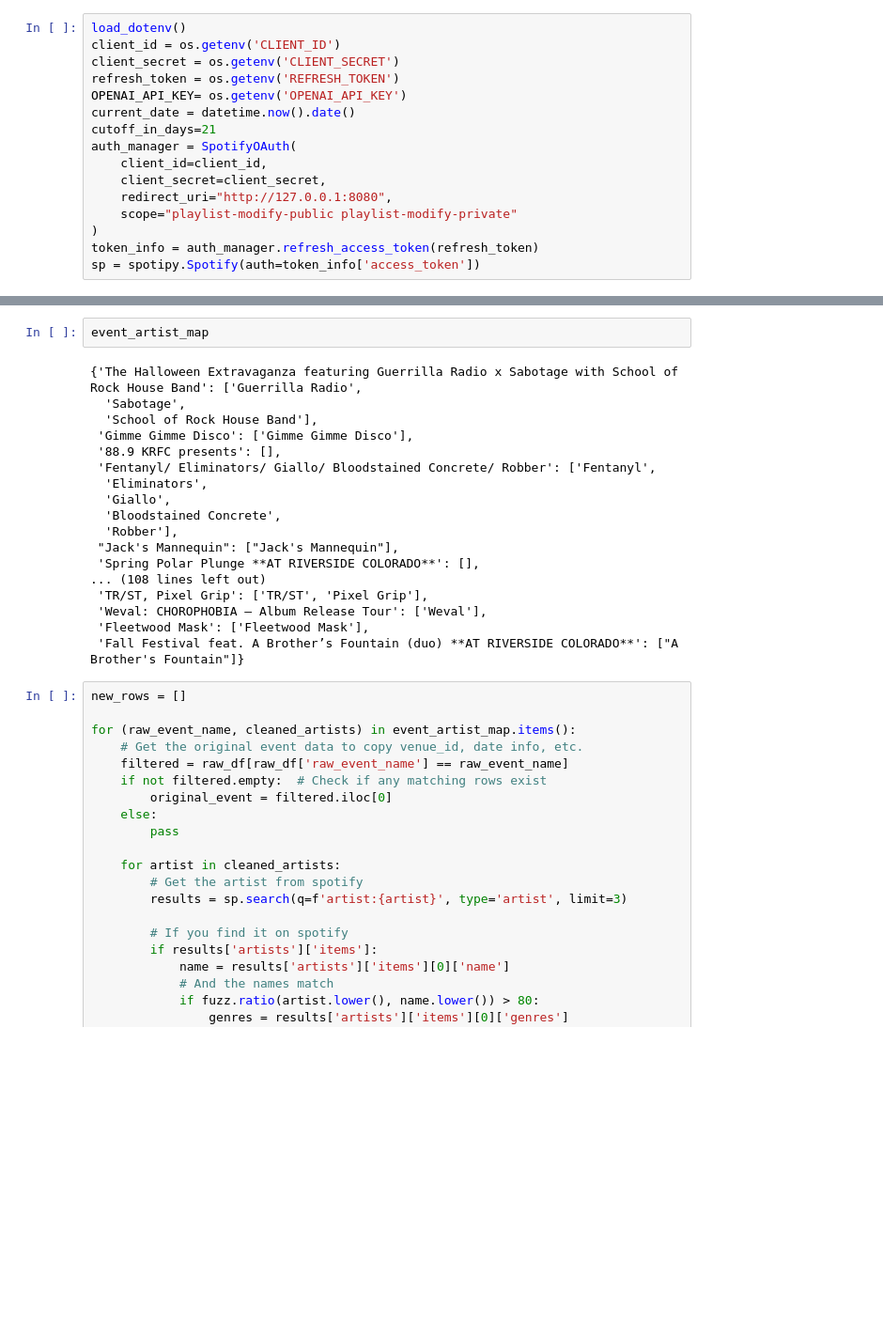
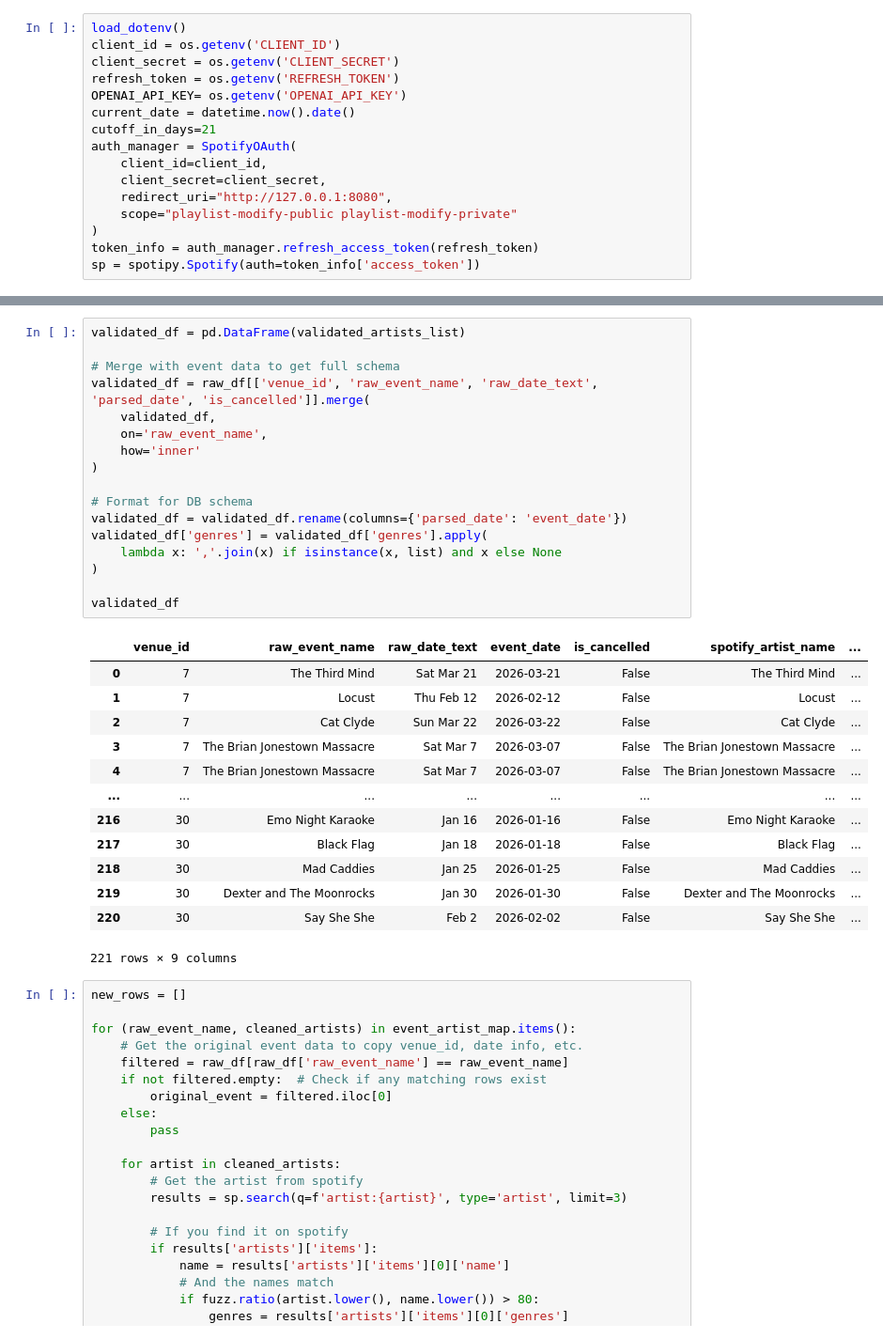
Before and after one commit to al-gent/live_and_local, a Jupyter notebook: populate_events.ipynb, the cells around one changed output, grey strips where cells are left out. Shown at 94% size. Drawn from its saved outputs; the diff is of its cells as text; blank space fills up the shorter version.

```diff
--- a/populate_events.ipynb
+++ b/populate_events.ipynb
@@ -248,23 +214,34 @@ NYE Archie Funker Late Show could not be found on spotify
-# %%
-event_artist_map
-# %% [output]
-{'The Halloween Extravaganza featuring Guerrilla Radio x Sabotage with School of Rock House Band': ['Guerrilla Radio',
-  'Sabotage',
-  'School of Rock House Band'],
- 'Gimme Gimme Disco': ['Gimme Gimme Disco'],
- '88.9 KRFC presents': [],
- 'Fentanyl/ Eliminators/ Giallo/ Bloodstained Concrete/ Robber': ['Fentanyl',
-  'Eliminators',
-  'Giallo',
-  'Bloodstained Concrete',
-  'Robber'],
- "Jack's Mannequin": ["Jack's Mannequin"],
- 'Spring Polar Plunge **AT RIVERSIDE COLORADO**': [],
-... (108 lines left out)
- 'TR/ST, Pixel Grip': ['TR/ST', 'Pixel Grip'],
- 'Weval: CHOROPHOBIA – Album Release Tour': ['Weval'],
- 'Fleetwood Mask': ['Fleetwood Mask'],
- 'Fall Festival feat. A Brother’s Fountain (duo) **AT RIVERSIDE COLORADO**': ["A Brother's Fountain"]}
+# %%
+validated_df = pd.DataFrame(validated_artists_list)
+
+# Merge with event data to get full schema
+validated_df = raw_df[['venue_id', 'raw_event_name', 'raw_date_text', 'parsed_date', 'is_cancelled']].merge(
+    validated_df,
+    on='raw_event_name',
+    how='inner'
+)
+
+# Format for DB schema
+validated_df = validated_df.rename(columns={'parsed_date': 'event_date'})
+validated_df['genres'] = validated_df['genres'].apply(
+    lambda x: ','.join(x) if isinstance(x, list) and x else None
+)
+
+validated_df
+# %% [output]
+|  | venue_id | raw_event_name | raw_date_text | event_date | is_cancelled | spotify_artist_name | ... |
+| 0 | 7 | The Third Mind | Sat Mar 21 | 2026-03-21 | False | The Third Mind | ... |
+| 1 | 7 | Locust | Thu Feb 12 | 2026-02-12 | False | Locust | ... |
+| 2 | 7 | Cat Clyde | Sun Mar 22 | 2026-03-22 | False | Cat Clyde | ... |
+| 3 | 7 | The Brian Jonestown Massacre | Sat Mar 7 | 2026-03-07 | False | The Brian Jonestown Massacre | ... |
+| 4 | 7 | The Brian Jonestown Massacre | Sat Mar 7 | 2026-03-07 | False | The Brian Jonestown Massacre | ... |
+| ... | ... | ... | ... | ... | ... | ... | ... |
+| 216 | 30 | Emo Night Karaoke | Jan 16 | 2026-01-16 | False | Emo Night Karaoke | ... |
+| 217 | 30 | Black Flag | Jan 18 | 2026-01-18 | False | Black Flag | ... |
+| 218 | 30 | Mad Caddies | Jan 25 | 2026-01-25 | False | Mad Caddies | ... |
+| 219 | 30 | Dexter and The Moonrocks | Jan 30 | 2026-01-30 | False | Dexter and The Moonrocks | ... |
+| 220 | 30 | Say She She | Feb 2 | 2026-02-02 | False | Say She She | ... |
+221 rows × 9 columns
 # %%
 new_rows = []
 
```
Also changed, not shown: parts of 2 cells of this notebook.
